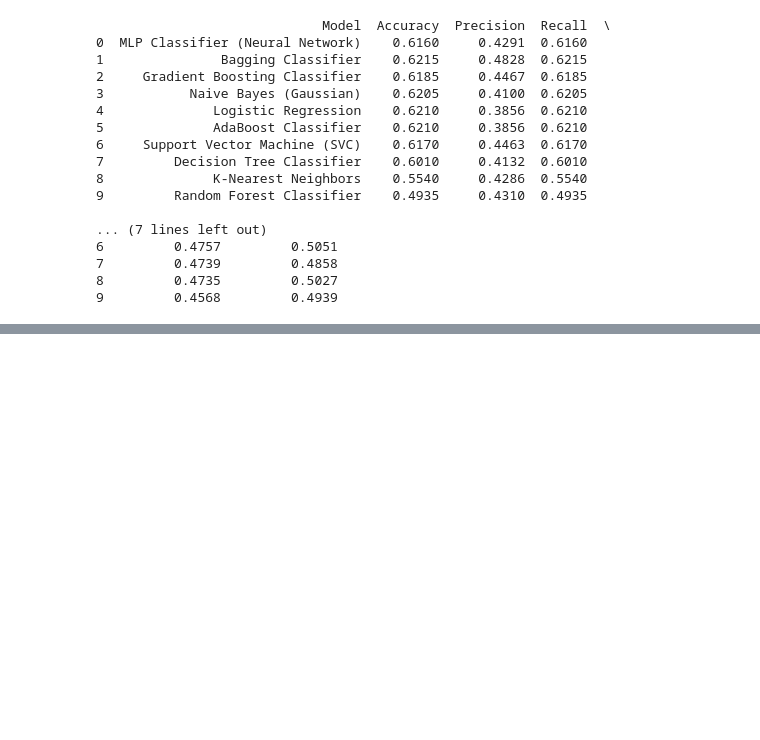
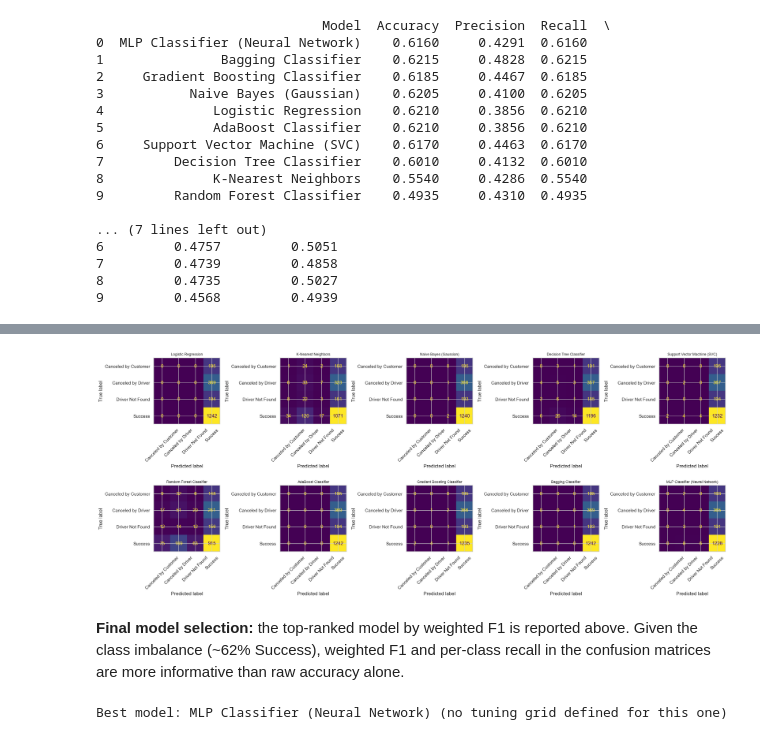
Before and after one commit to Pranava-M/ML_Capstone_Gig_Workers, a Jupyter notebook: classification.ipynb, the cells around one changed output, grey strips where cells are left out. Saved outputs shown, nothing was run; the diff lists cells and outputs as text; code cells hidden in the pictures; blank space fills up the shorter version.

```diff
--- a/classification.ipynb
+++ b/classification.ipynb
@@ -211,0 +228,38 @@ print(clf_results_df.round(4))
+# %%
+fig, axes = plt.subplots(2, 5, figsize=(22, 9))
+for ax, (name, pipe) in zip(axes.ravel(), fitted_clf_pipelines.items()):
+    y_pred = pipe.predict(X_clf_test)
+    cm = confusion_matrix(y_clf_test, y_pred, labels=classes)
+    ConfusionMatrixDisplay(cm, display_labels=classes).plot(ax=ax, colorbar=False, xticks_rotation=45)
+    ax.set_title(name, fontsize=9)
+plt.tight_layout()
+plt.show()
+# %% [output]
+[figure, added]
+# %% [markdown]
+**Final model selection:** the top-ranked model by weighted F1 is reported above. Given the class
+imbalance (~62% Success), weighted F1 and per-class recall in the confusion matrices are more informative
+than raw accuracy alone.
+# %%
+best_clf_name = clf_results_df.iloc[0]['Model']
+param_grids_clf = {
+    'Random Forest Classifier': {'model__n_estimators': [100, 200], 'model__max_depth': [None, 8, 12]},
+    'Gradient Boosting Classifier': {'model__n_estimators': [100, 200], 'model__learning_rate': [0.05, 0.1]},
+    'Logistic Regression': {'model__C': [0.1, 1.0, 10.0]},
+    'Decision Tree Classifier': {'model__max_depth': [4, 8, 12]},
+    'K-Nearest Neighbors': {'model__n_neighbors': [3, 5, 7, 9]},
+}
+grid = param_grids_clf.get(best_clf_name)
+if grid:
+    base_pipe = Pipeline([('prep', clf_preprocess), ('model', classifiers[best_clf_name])])
+    gs = GridSearchCV(base_pipe, grid, cv=5, scoring='f1_weighted', n_jobs=-1)
+    gs.fit(X_clf_train, y_clf_train)
+    old_f1 = clf_results_df.iloc[0]['F1 (weighted)']
+    new_f1 = f1_score(y_clf_test, gs.predict(X_clf_test), average='weighted', zero_division=0)
+    print(f"Best model: {best_clf_name}")
+    print(f"Best params: {gs.best_params_}")
+    print(f"F1 before tuning: {old_f1:.4f} -> F1 after tuning: {new_f1:.4f}")
+else:
+    print(f"Best model: {best_clf_name} (no tuning grid defined for this one)")
+# %% [output]
+Best model: MLP Classifier (Neural Network) (no tuning grid defined for this one)
```
Also changed, not shown: parts of 3 cells of this notebook.
